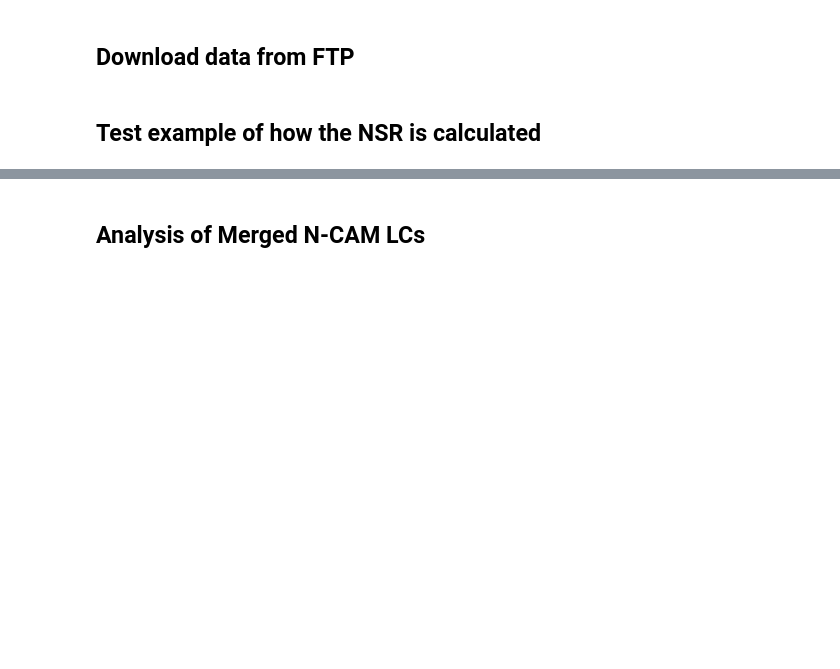
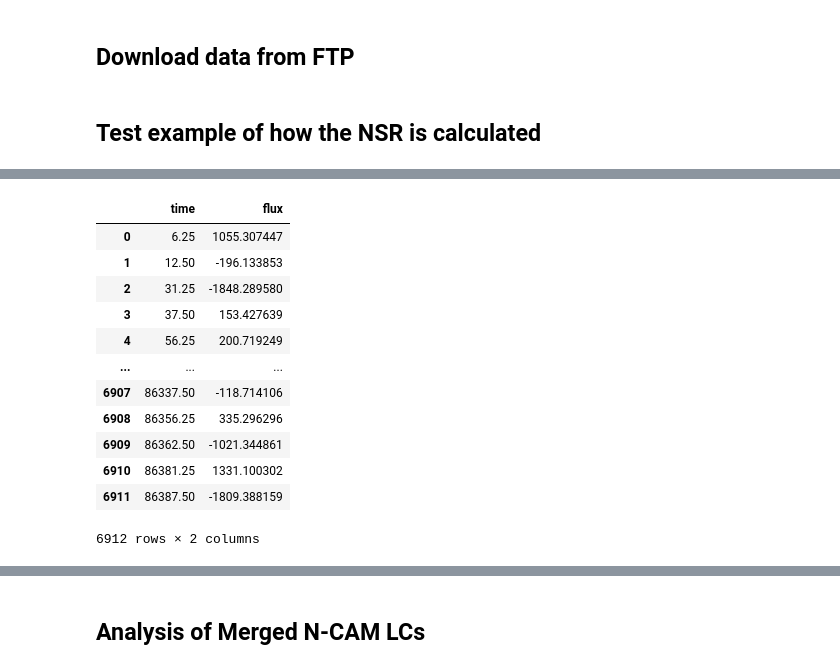
Before and after one commit to ivs-kuleuven/platosim3, a Jupyter notebook: docs/technicalnotes/PlatoSim3Paper/NSR.ipynb, the cells around one changed output, grey strips where cells are left out. Saved outputs shown, nothing was run; the diff lists cells and outputs as text; code cells hidden in the pictures; blank space fills up the shorter version.

```diff
--- a/docs/technicalnotes/PlatoSim3Paper/NSR.ipynb
+++ b/docs/technicalnotes/PlatoSim3Paper/NSR.ipynb
@@ -63,6 +78,21 @@ lc.getNSR()
 # %%
 # Merge all N-CAM light curves
 lc, ncam, flag = lcs.merge(quarter=1, flux_group_mean=True, suffix='hdf5')
+lc.data()
+# %% [output]
+|  | time | flux |
+| 0 | 6.25 | 1055.307447 |
+| 1 | 12.50 | -196.133853 |
+| 2 | 31.25 | -1848.289580 |
+| 3 | 37.50 | 153.427639 |
+| 4 | 56.25 | 200.719249 |
+| ... | ... | ... |
+| 6907 | 86337.50 | -118.714106 |
+| 6908 | 86356.25 | 335.296296 |
+| 6909 | 86362.50 | -1021.344861 |
+| 6910 | 86381.25 | 1331.100302 |
+| 6911 | 86387.50 | -1809.388159 |
+6912 rows × 2 columns
 # %%
 # Calculate the NSR in 1h
 lc.getNSR(influx='ppm')
```
Also changed, not shown: parts of 8 cells of this notebook, 14 other files.
